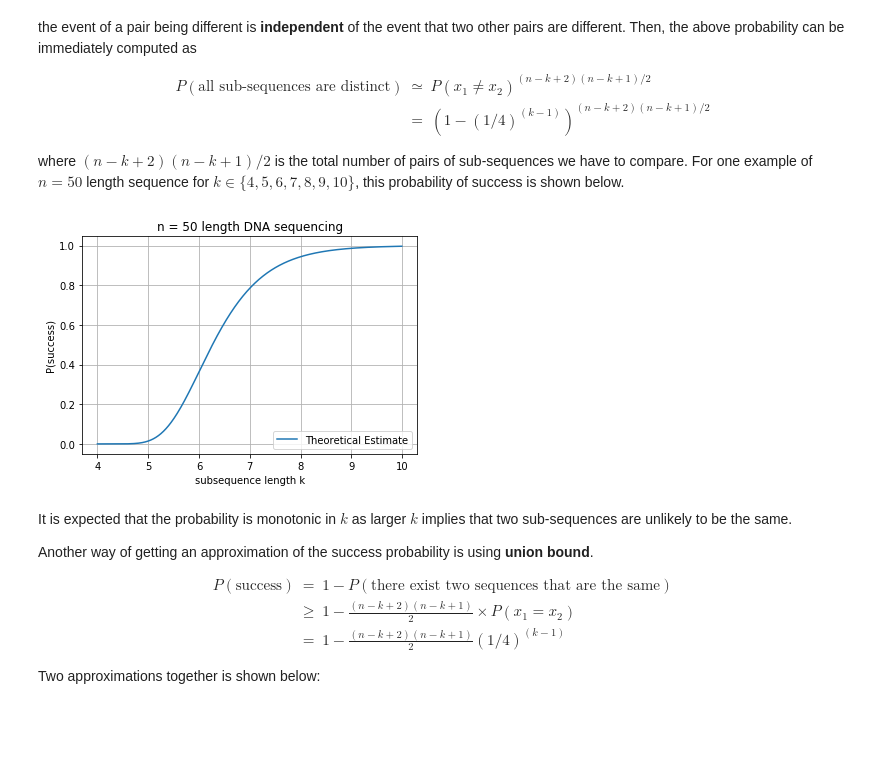
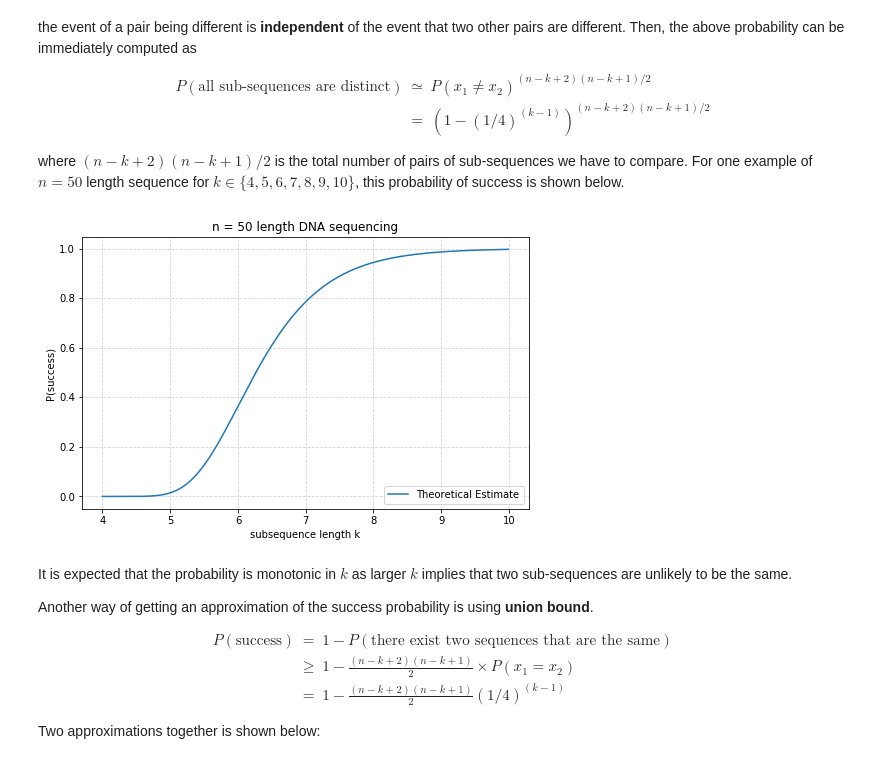
Before and after one commit to Richard-Hendricks/UIUC-Fall-2017, a Jupyter notebook: IE_532/Exercises/1Eulerian_ex.ipynb, the cells around one changed output. Drawn from its saved outputs; the diff is of its cells as text; code cells hidden in the pictures; blank space fills up the shorter version.

```diff
--- a/IE_532/Exercises/1Eulerian_ex.ipynb
+++ b/IE_532/Exercises/1Eulerian_ex.ipynb
@@ -206,26 +173,27 @@ For one example of $n=50$ length sequence for $k\in\{4,5,6,7,8,9,10\}$, this pro
 # %%
 import matplotlib.pyplot as plt
 import numpy as np
 
 # ---------- WRITE YOUR CODE for drawing this figure
 
 # Calculations
 n = 50
 K = np.arange(4, 10, 0.01)
 P = (1- (1 / 4)**(K-1))**((n-K+2)*(n-K+1)/2)
 
 # Display the graph
+plt.figure(figsize = (8, 5))
 plt.plot(K, P, label = "Theoretical Estimate")
 plt.xlabel('subsequence length k')
 plt.ylabel('P(success)')
 plt.title('n = 50 length DNA sequencing')
 plt.legend(loc = "lower right")
-plt.grid(True)
+plt.grid(color = 'lightgray', linestyle = '--')
 plt.show()
 
 # --------------------------------------------------
 # %% [output]
-[figure, old version]
+[figure, new version]
 # %% [markdown]
 It is expected that the probability is monotonic in $k$ as larger $k$ implies that two sub-sequences are unlikely to be the same.
 
```
Also changed, not shown: parts of 13 cells of this notebook.
